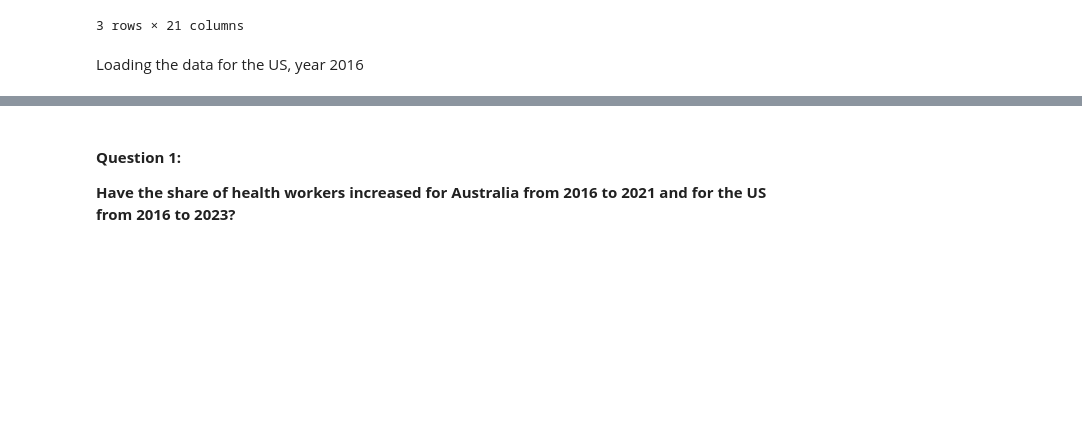
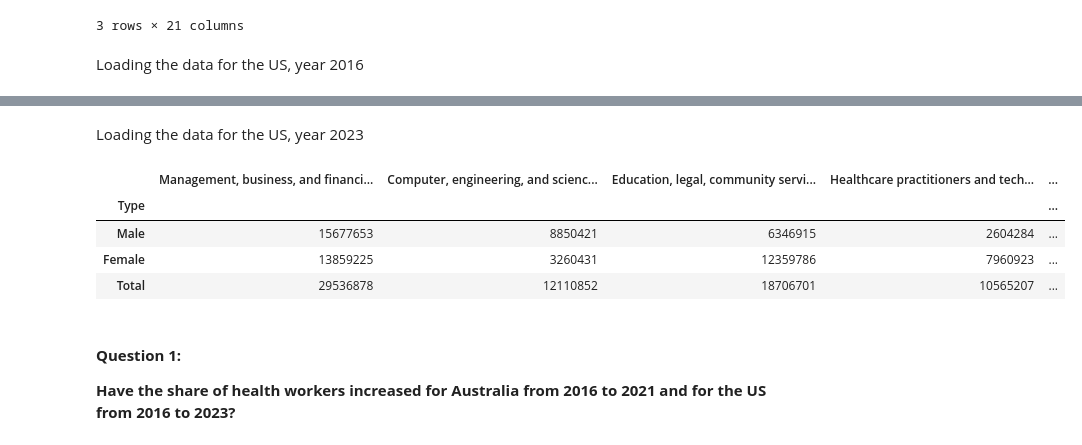
Before and after one commit to rakkateichou/CITS2402-prj1, a Jupyter notebook: CITS2402-Assignment-template.ipynb, the cells around one changed output, grey strips where cells are left out. Cells and saved outputs as stored; diff of their text form; code cells hidden in the pictures; blank space fills up the shorter version.

```diff
--- a/CITS2402-Assignment-template.ipynb
+++ b/CITS2402-Assignment-template.ipynb
@@ -127,3 +181,14 @@ Loading the data for the US, year 2016
+# %% [markdown]
+Loading the data for the US, year 2023
+# %%
+us2023 = load_data_us("/US/2023/ACSST1Y2023.S2401-Data.csv", subcat=2)
+us2023
+# %% [output]
+|  | Management, business, and financi... | Computer, engineering, and scienc... | Education, legal, community servi... | Healthcare practitioners and tech... | ... |
+| Type |  |  |  |  | ... |
+| Male | 15677653 | 8850421 | 6346915 | 2604284 | ... |
+| Female | 13859225 | 3260431 | 12359786 | 7960923 | ... |
+| Total | 29536878 | 12110852 | 18706701 | 10565207 | ... |
 # %% [markdown]
 #### **Question 1:**
 **Have the share of health workers increased for Australia from 2016 to 2021 and for the US from 2016 to 2023?**
```
Also changed, not shown: parts of 10 cells of this notebook.
